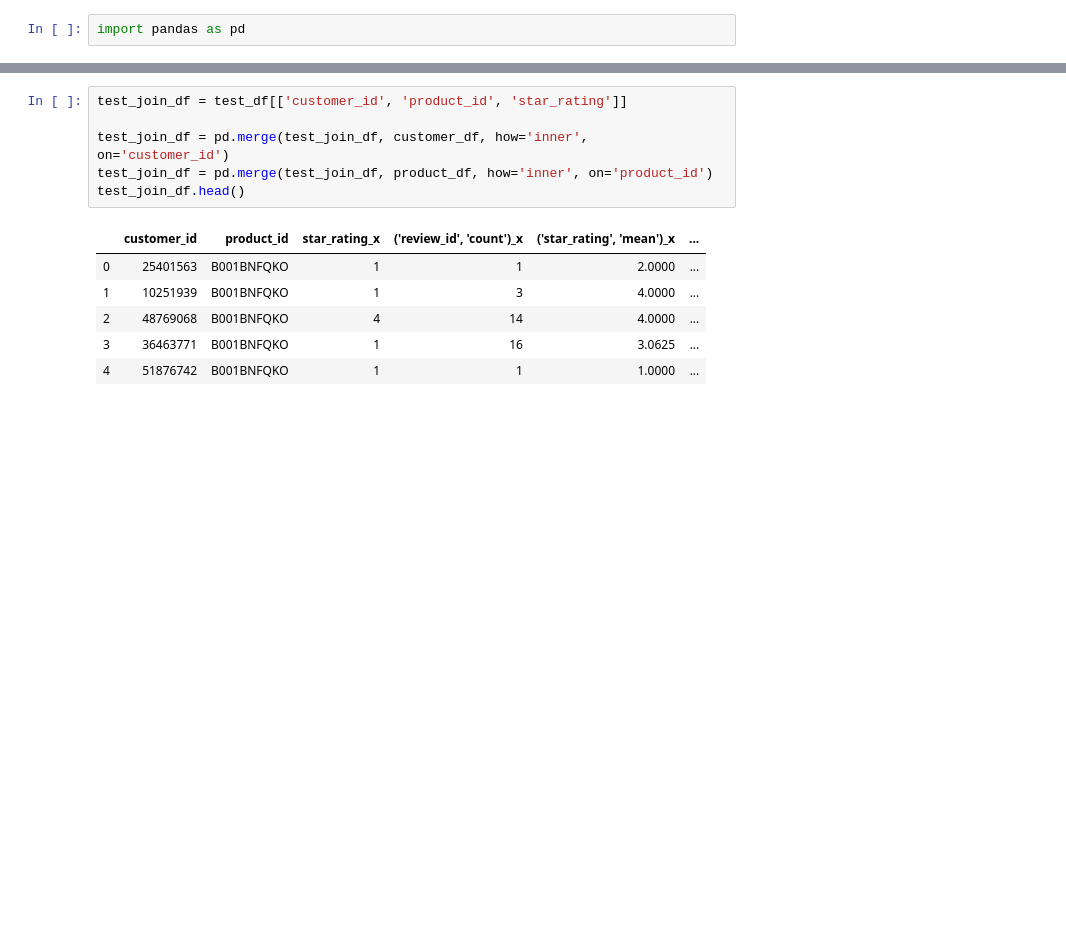
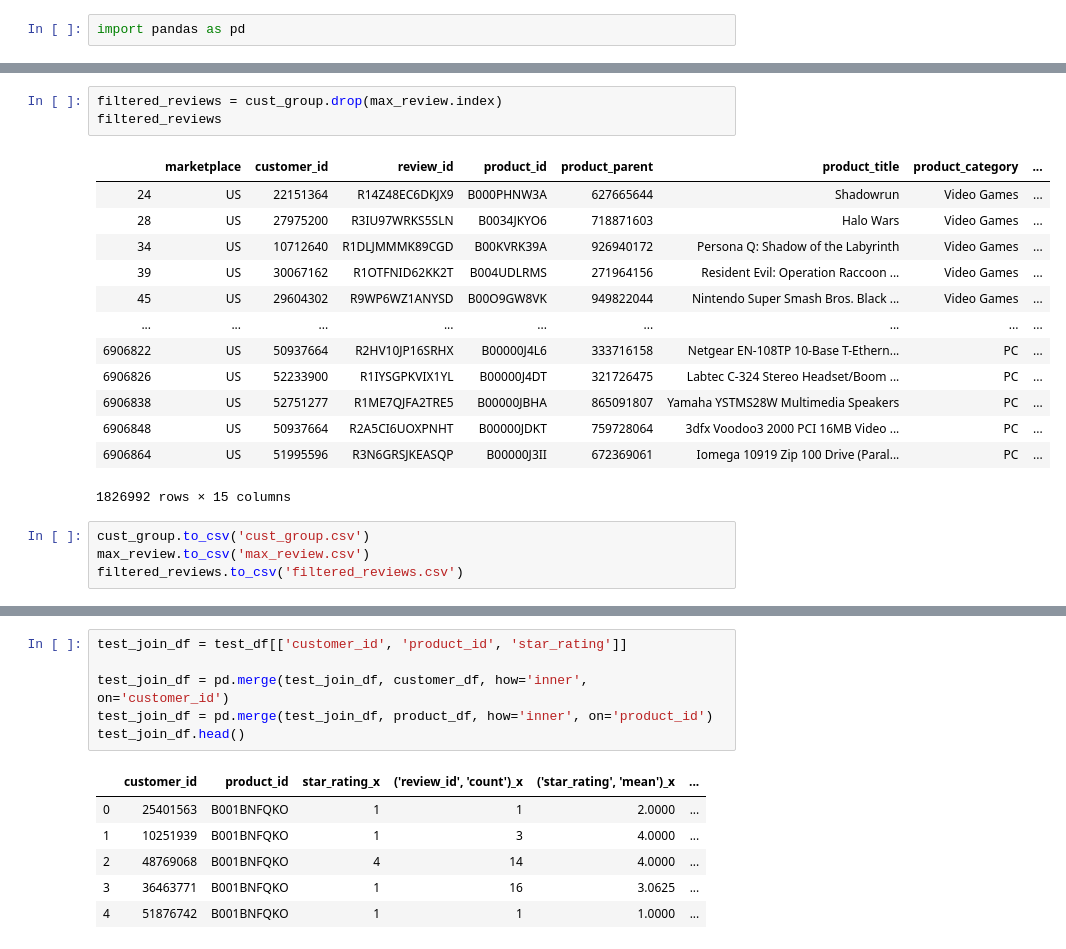
Before and after one commit to atschida/review-prediction, a Jupyter notebook: Data Manipulation.ipynb, the cells around one changed output, grey strips where cells are left out. Cells and saved outputs as stored; diff of their text form; blank space fills up the shorter version.

```diff
--- a/Data Manipulation.ipynb
+++ b/Data Manipulation.ipynb
@@ -50,0 +51,21 @@ train_join_df.head()
+# %%
+filtered_reviews = cust_group.drop(max_review.index)
+filtered_reviews
+# %% [output]
+|  | marketplace | customer_id | review_id | product_id | product_parent | product_title | product_category | ... |
+| 24 | US | 22151364 | R14Z48EC6DKJX9 | B000PHNW3A | 627665644 | Shadowrun | Video Games | ... |
+| 28 | US | 27975200 | R3IU97WRKS5SLN | B0034JKYO6 | 718871603 | Halo Wars | Video Games | ... |
+| 34 | US | 10712640 | R1DLJMMMK89CGD | B00KVRK39A | 926940172 | Persona Q: Shadow of the Labyrinth | Video Games | ... |
+| 39 | US | 30067162 | R1OTFNID62KK2T | B004UDLRMS | 271964156 | Resident Evil: Operation Raccoon ... | Video Games | ... |
+| 45 | US | 29604302 | R9WP6WZ1ANYSD | B00O9GW8VK | 949822044 | Nintendo Super Smash Bros. Black ... | Video Games | ... |
+| ... | ... | ... | ... | ... | ... | ... | ... | ... |
+| 6906822 | US | 50937664 | R2HV10JP16SRHX | B00000J4L6 | 333716158 | Netgear EN-108TP 10-Base T-Ethern... | PC | ... |
+| 6906826 | US | 52233900 | R1IYSGPKVIX1YL | B00000J4DT | 321726475 | Labtec C-324 Stereo Headset/Boom ... | PC | ... |
+| 6906838 | US | 52751277 | R1ME7QJFA2TRE5 | B00000JBHA | 865091807 | Yamaha YSTMS28W Multimedia Speakers | PC | ... |
+| 6906848 | US | 50937664 | R2A5CI6UOXPNHT | B00000JDKT | 759728064 | 3dfx Voodoo3 2000 PCI 16MB Video ... | PC | ... |
+| 6906864 | US | 51995596 | R3N6GRSJKEASQP | B00000J3II | 672369061 | Iomega 10919 Zip 100 Drive (Paral... | PC | ... |
+1826992 rows × 15 columns
+# %%
+cust_group.to_csv('cust_group.csv')
+max_review.to_csv('max_review.csv')
+filtered_reviews.to_csv('filtered_reviews.csv')
```
Also changed, not shown: parts of 19 cells of this notebook.
